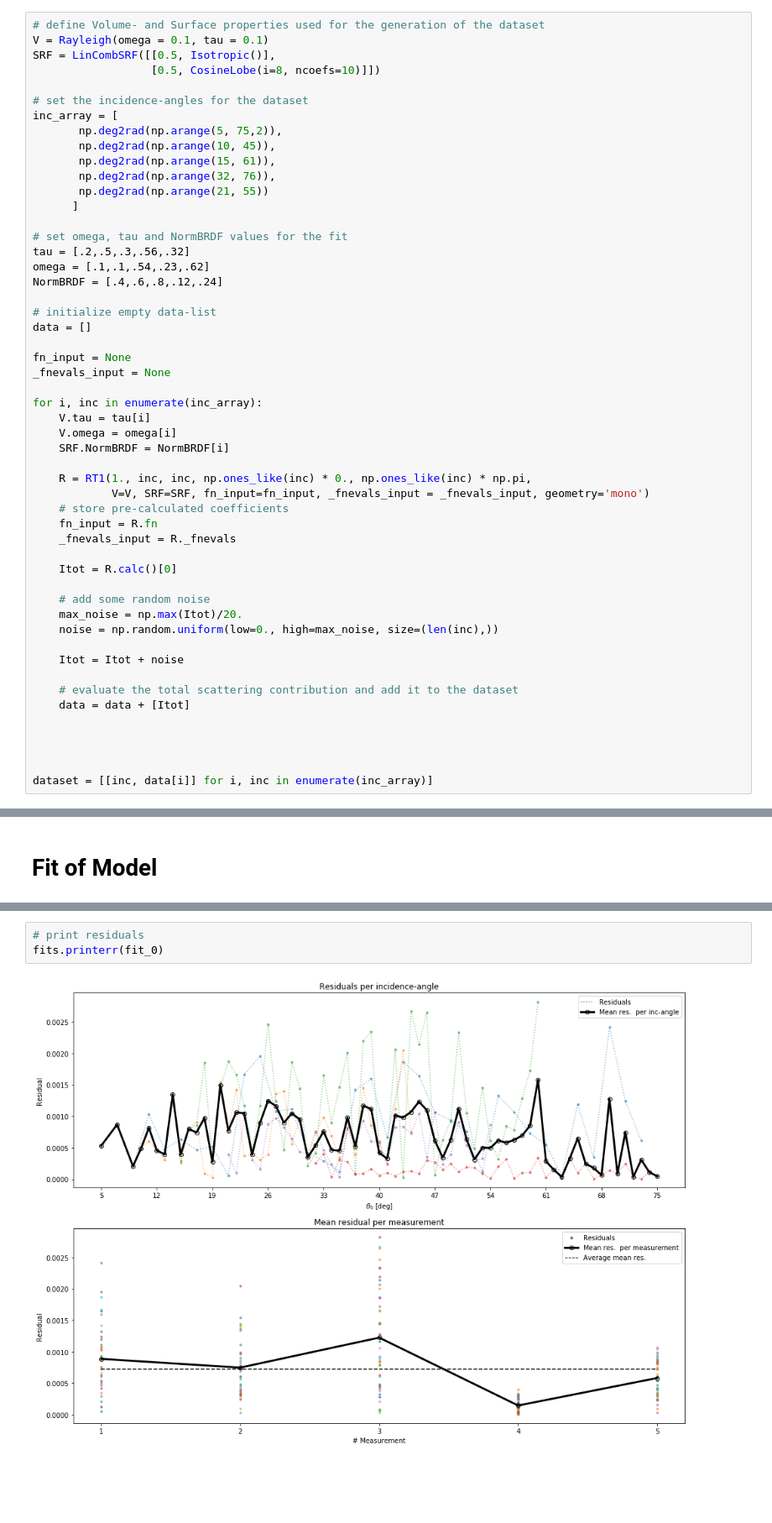
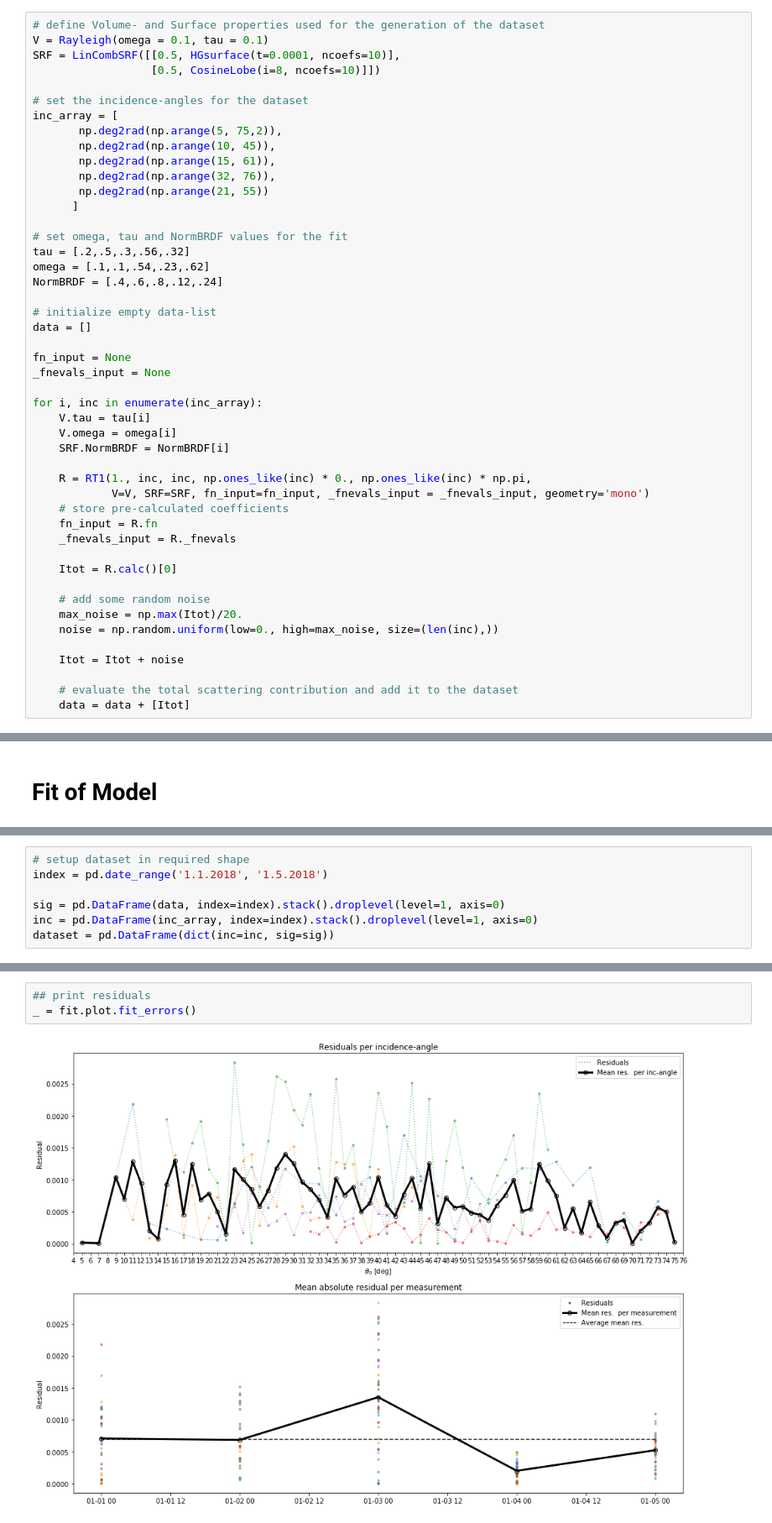
Before and after one commit to TUW-GEO/rt1, a Jupyter notebook: doc/examples/example_fitting.ipynb, the cells around one changed output, grey strips where cells are left out. Shown at 84% size. Cells and saved outputs as stored; diff of their text form; blank space fills up the shorter version.

Commit message:
update examples to make them work again (-> still not 100% up to date) - remove examples.py - remove examples_fitting.py (they both need to be updated first)

```diff
--- a/doc/examples/example_fitting.ipynb
+++ b/doc/examples/example_fitting.ipynb
@@ -21,7 +21,7 @@ from rt1.surface import LinCombSRF
 # %%
 # define Volume- and Surface properties used for the generation of the dataset
 V = Rayleigh(omega = 0.1, tau = 0.1)
-SRF = LinCombSRF([[0.5, Isotropic()],
+SRF = LinCombSRF([[0.5, HGsurface(t=0.0001, ncoefs=10)],
                   [0.5, CosineLobe(i=8, ncoefs=10)]])
 
 # set the incidence-angles for the dataset
@@ -65,11 +65,6 @@ for i, inc in enumerate(inc_array):
 
     # evaluate the total scattering contribution and add it to the dataset
     data = data + [Itot]
-
-
-
-
-dataset = [[inc, data[i]] for i, inc in enumerate(inc_array)]
 # %% [output]
 evaluating fn-coefficients...
 generation of _fnevals functions...
@@ -85,3 +74,10 @@ fits = Fits(sig0=False, dB=False)
+# %%
+# setup dataset in required shape
+index = pd.date_range('1.1.2018', '1.5.2018')
+
+sig = pd.DataFrame(data, index=index).stack().droplevel(level=1, axis=0)
+inc = pd.DataFrame(inc_array, index=index).stack().droplevel(level=1, axis=0)
+dataset = pd.DataFrame(dict(inc=inc, sig=sig))
 # %%
 # fit results
 # verbose, ftol, xtol, gtol and x_scale are keywords that are forwarded
@@ -142,5 +148,5 @@ fits.printresults(fit_0, truevals=truevals)
 # %%
-# print residuals
-fits.printerr(fit_0)
+## print residuals
+_ = fit.plot.fit_errors()
 # %% [output]
-[figure, old version]
+[figure, new version]
```
Also changed, not shown: parts of 7 cells of this notebook, 7 other files.
